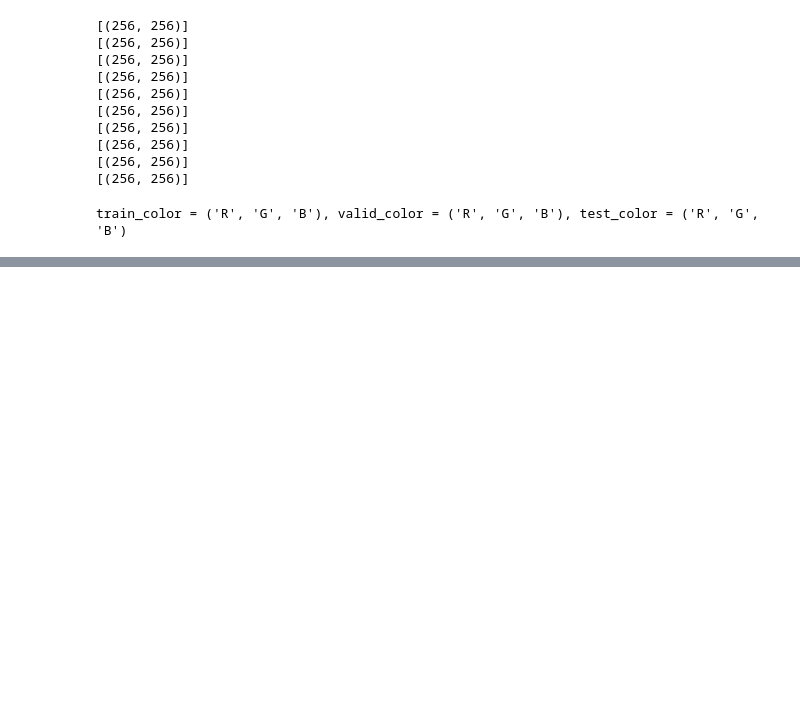
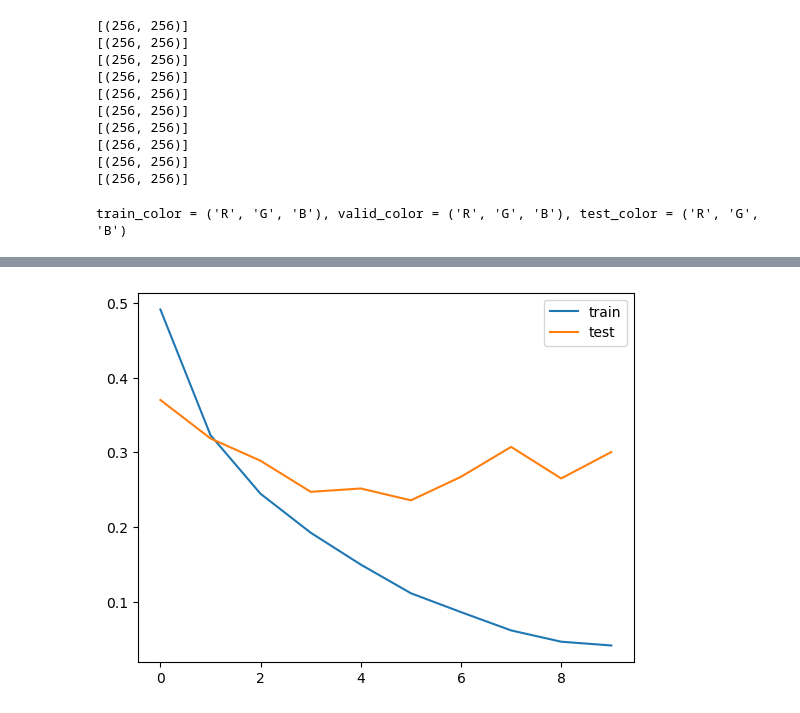
Before and after one commit to Kanustu/DeepFaceDetect, a Jupyter notebook: Notebooks/deepfake1.ipynb, the cells around one changed output, grey strips where cells are left out. Cells and saved outputs as stored; diff of their text form; code cells hidden in the pictures; blank space fills up the shorter version.

```diff
--- a/Notebooks/deepfake1.ipynb
+++ b/Notebooks/deepfake1.ipynb
@@ -181,3 +180,22 @@ base_path = './real_vs_fake/real-vs-fake/'
 # Create an ImageDataGenerator for image preprocessing and augmentation
 image_gen = ImageDataGenerator(rescale=1./255.)
 # The 'rescale' parameter normalizes pixel values to the range [0, 1] by dividing each pixel value by 255
+# %%
+train_flow = image_gen.flow_from_directory(
+    base_path + 'train/',
+    target_size=(224, 224),
+    batch_size=64,
+    class_mode='binary'
+)
+valid_flow = image_gen.flow_from_directory(
+    base_path + 'valid/',
+    target_size=(224, 224),
+    batch_size=64,
+    class_mode='binary'
+)
+test_flow = image_gen.flow_from_directory(
+    base_path + 'test/',
+    target_size=(224, 224),
+    batch_size=64,
+    class_mode='binary'
+)
@@ -190,3 +212,24 @@ valid_gen = generation('valid/')
 
 # Create an ImageDataGenerator for the test set with shuffling disabled
 test_gen = generation('test/', shuffle=False)
+# %%
+# Initialising the CNN
+classifier = Sequential()
+
+# Step 1 - Convolution
+classifier.add(Convolution2D(32, 3, 3, input_shape = (224, 224, 3), activation = 'relu'))
+# Step 2 - Pooling
+classifier.add(MaxPooling2D(pool_size = (2, 2)))
+# Step 3 - Flattening
+classifier.add(Flatten())
+# Step 4 - Full connection
+classifier.add(Dense(128, activation = 'relu'))
+classifier.add(Dense(1, activation = 'sigmoid'))
+
+# Compiling the CNN
+classifier.compile(optimizer = 'adam', loss = 'binary_crossentropy', metrics = ['accuracy'])
+# %%
+baseline = classifier.fit_generator(train_flow,
+                         steps_per_epoch = len(train_flow),
+                         epochs = 10,
+                         validation_data = valid_flow)
@@ -192,0 +258,7 @@ test_gen = generation('test/', shuffle=False)
+# %%
+plt.plot(baseline.history['loss'], label='train')
+plt.plot(baseline.history['val_loss'], label='test')
+plt.legend()
+plt.show()
+# %% [output]
+[figure, added]
```
Also changed, not shown: parts of 25 cells of this notebook.
